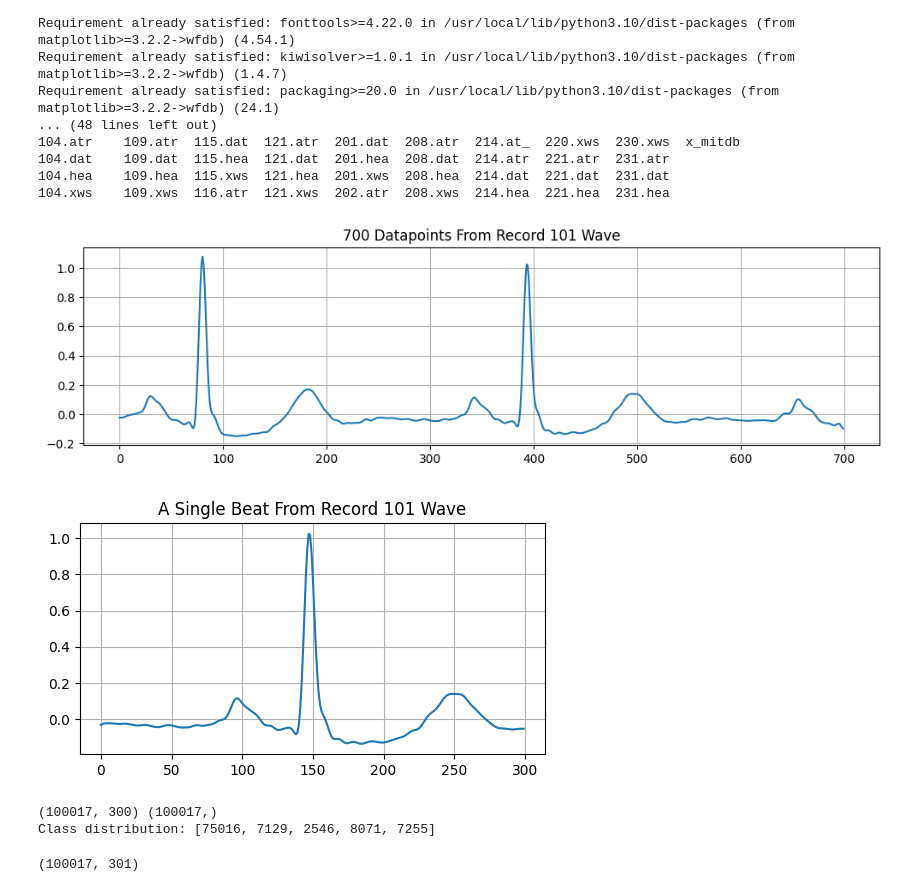
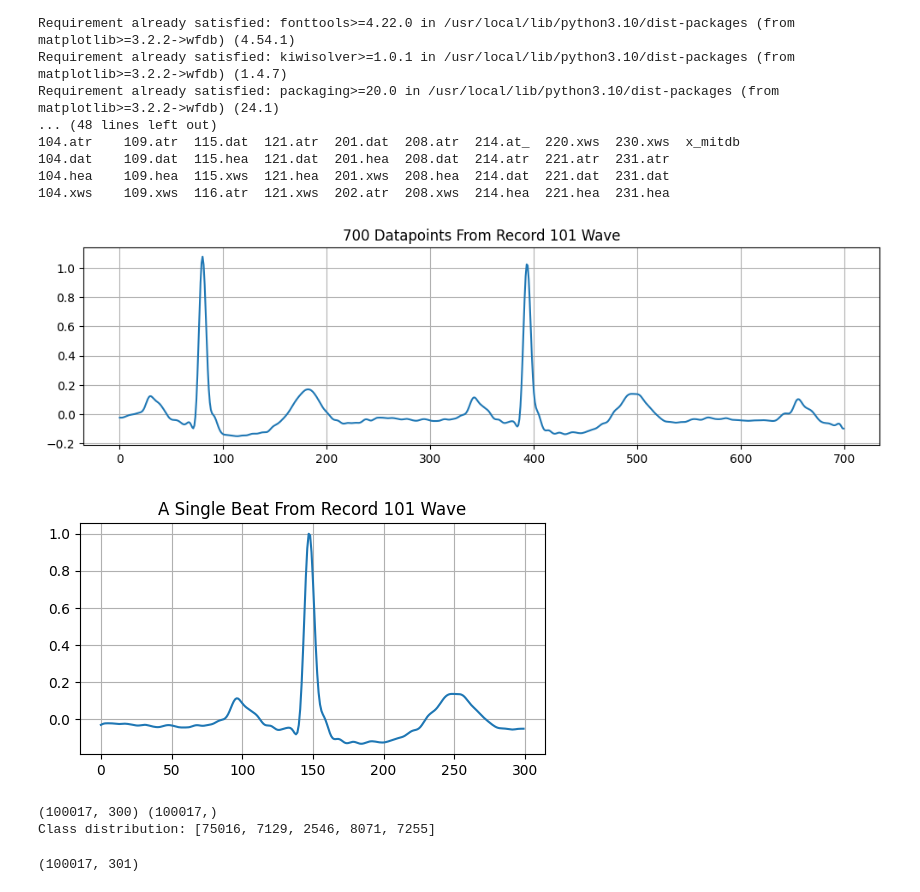
Before and after one commit to Tharusha-Sihan/BSP-Paper-Implementation, a Jupyter notebook: extract_train_test_features.ipynb, the cells around one changed output. Drawn from its saved outputs; the diff is of its cells as text; code cells hidden in the pictures.

Commit message:
ECG Beat Normalization

```diff
--- a/extract_train_test_features.ipynb
+++ b/extract_train_test_features.ipynb
@@ -213,34 +213,36 @@ for filename in filenames:
                 plt.grid(True)
                 plt.show()
 
             if arrhythmia_type in classes:
                 arrhythmia_index = classes.index(arrhythmia_type)
                 pos = annotation.sample[i]  # Position of the R-peak (sample index)
 
                 # Ensure we don't go out of bounds when extracting the beat
                 if window_size//2 <= pos < len(signals) - window_size//2:
                     beat = signals[pos-window_size//2:pos+window_size//2]
+                    # beat = stats.zscore(beat)  # Z-score normalization
+                    beat = beat/ np.max(np.abs(beat)) # Normalization
 
                     # Plot an example beat (once)
                     if record_name == '101' and not example_beat_printed:
                         print() # Print an empty space before figure
                         plt.figure(figsize=(6, 3))
                         plt.title(f"A Single Beat From Record {record_name} Wave")
                         plt.plot(beat)
                         plt.grid(True)
                         plt.show()
                         example_beat_printed = True
 
                     X.append(beat)  # 300 point ECG vectors
                     y.append(arrhythmia_index)  # Arrhythmia class labels
                     count_classes[arrhythmia_index] += 1
 
 print() # Print an empty space
 print(np.shape(X), np.shape(y))
 print("Class distribution:", count_classes)
 # %% [output]
 [figure]
-[figure, old version]
+[figure, new version]
 (100017, 300) (100017,)
 Class distribution: [75016, 7129, 2546, 8071, 7255]
 # %%
```
Also changed, not shown: parts of 9 cells of this notebook.
